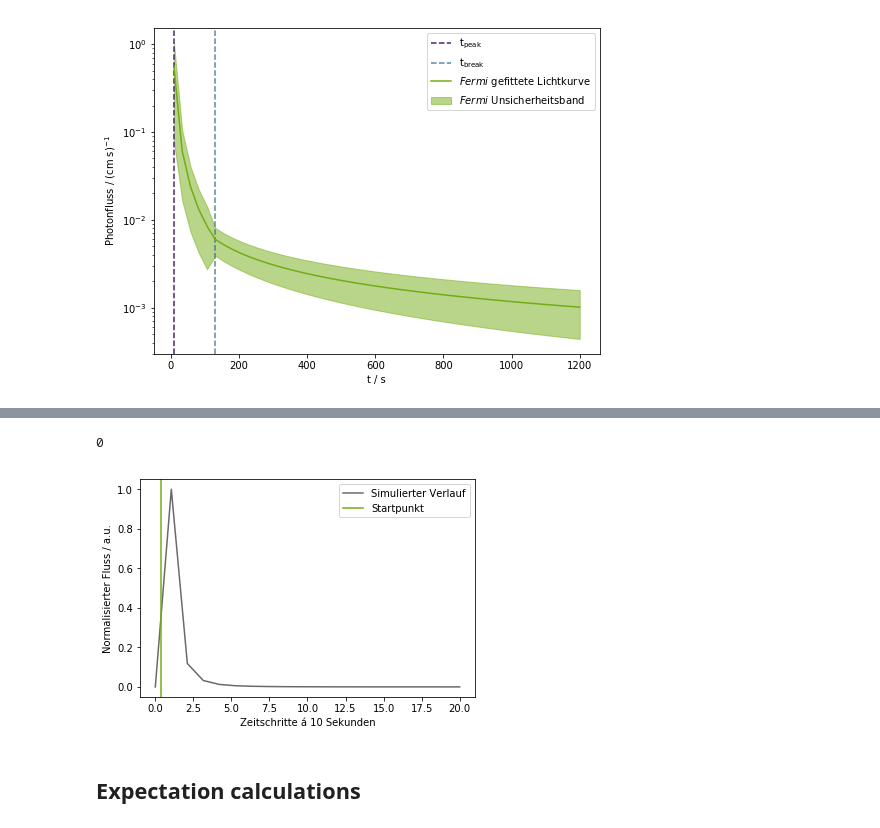
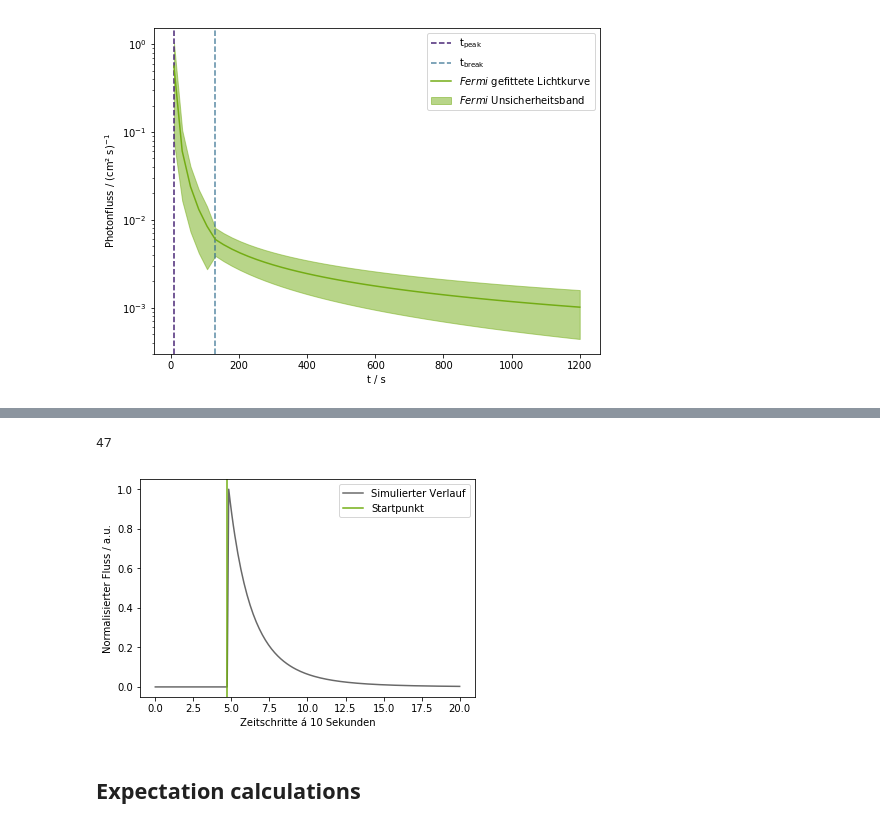
Before and after one commit to JanaMo/Project_Master, a Jupyter notebook: Plots.ipynb, the cells around one changed output, grey strips where cells are left out. Drawn from its saved outputs; the diff is of its cells as text; code cells hidden in the pictures.

```diff
--- a/Plots.ipynb
+++ b/Plots.ipynb
@@ -317,9 +316,9 @@ def simulate_Gaussians(sigma_range_min,sigma_range_max,Num_slices,time_per_slice
     plt.axvline(x_from_y_Gauss(0.1,y,sigma,mu)/time_per_slice , linestyle='--', color=viridis10,label='10% ymax')
     plt.axhline(0.1*ylin.max(),linestyle='--', color=viridis10,)
 
-    plt.axvline(x_from_y_Gauss(0.05,y,sigma,mu)/time_per_slice, linestyle='--', color=viridis7,label='5% ymax')
-    plt.axhline(0.05*ylin.max(),linestyle='--', color=viridis7)
-    True_Start = int(x_from_y_Gauss(0.05,y,sigma,mu)/time_per_slice) # Number of slice
+    plt.axvline(x_from_y_Gauss(0.25,y,sigma,mu)/time_per_slice, linestyle='--', color=viridis7,label='25% ymax')
+    plt.axhline(0.25*ylin.max(),linestyle='--', color=viridis7)
+    True_Start = int(x_from_y_Gauss(0.25,y,sigma,mu)/time_per_slice) # Number of slice
 
     plt.legend()
     #plt.xlim(20,40)
@@ -329,8 +328,8 @@ def simulate_Gaussians(sigma_range_min,sigma_range_max,Num_slices,time_per_slice
 
 
 y,True_Start = simulate_Gaussians(1.8348,16.0364,80,10)
-#plt.savefig('Plots_DE/New_Results_21.pdf')
-plt.savefig('Plots_DE/jpeg/New_Results_21.jpeg')
+plt.savefig('Plots_DE/New_Results_21.pdf')
+#plt.savefig('Plots_DE/jpeg/New_Results_21.jpeg')
 
 True_Start   ## +/- 2 Slices Toleranz
 # %% [output]
@@ -348,40 +347,40 @@ alpha_min = 3
 b_min = 0
 alpha_max = 6
 b_max = 2
 
 def simulate_Exponential(alpha_min,alpha_max,b_min,b_max,Num_slices,time_per_slice):
     time = Num_slices*time_per_slice
     alpha_min_time = alpha_min
     b_min_time = b_min/600*time
     alpha_max_time = alpha_max
     b_max_time = b_max/600*time
 
     b = uniform(b_min_time,b_max_time)
     alpha = uniform(alpha_min_time, alpha_max_time)
     tp = uniform(0,time/3)
     params = np.array([tp,1,b,alpha])
 
     x2 =np.linspace(0,time,Num_slices)
     y2 = Step_exp(x2,params[0], params[1], params[2], params[3])
     y2 = y2/y2.max()
     noise = np.random.normal(0,0.00, y2.shape)
     y2 = y2 + noise
 
-    plt.plot(x2/time_per_slice,y2, color='dimgray',label='Simulierter Verlauf')
-    plt.axvline(tp/time_per_slice,color=tugreen, label='Startpunkt')
+    plt.plot(x2/time_per_slice/10,y2, color='dimgray',label='Simulierter Verlauf')
+    plt.axvline(tp/time_per_slice/10,color=tugreen, label='Startpunkt')
     plt.xlabel('Zeitschritte á 10 Sekunden')
     plt.ylabel('Normalisierter Fluss / a.u.')
     plt.legend()
     True_Start = tp/time_per_slice
     return y2,int(True_Start)
 
-y,True_Start = simulate_Exponential(alpha_min,alpha_max,b_min,b_max,20,100)
-#plt.savefig('Plots_DE/New_Results_20.pdf')
-plt.savefig('Plots_DE/jpeg/New_Results_20.jpeg')
+y,True_Start = simulate_Exponential(alpha_min,alpha_max,b_min,b_max,200,10)
+plt.savefig('Plots_DE/New_Results_20.pdf')
+#plt.savefig('Plots_DE/jpeg/New_Results_20.jpeg')
 True_Start
 # %% [output]
-0
+47
-[figure, old version]
+[figure, new version]
 # %% [markdown]
 ## Expectation calculations
 # %%
```
Also changed, not shown: parts of 13 cells of this notebook, 2 other files.
